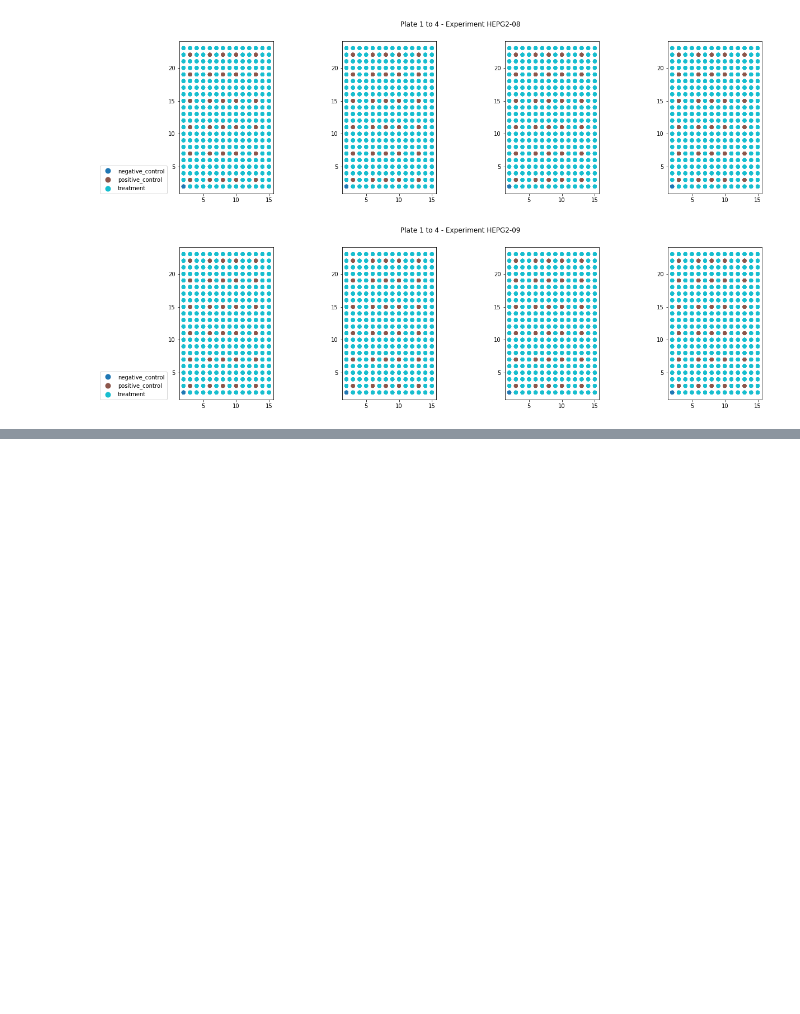
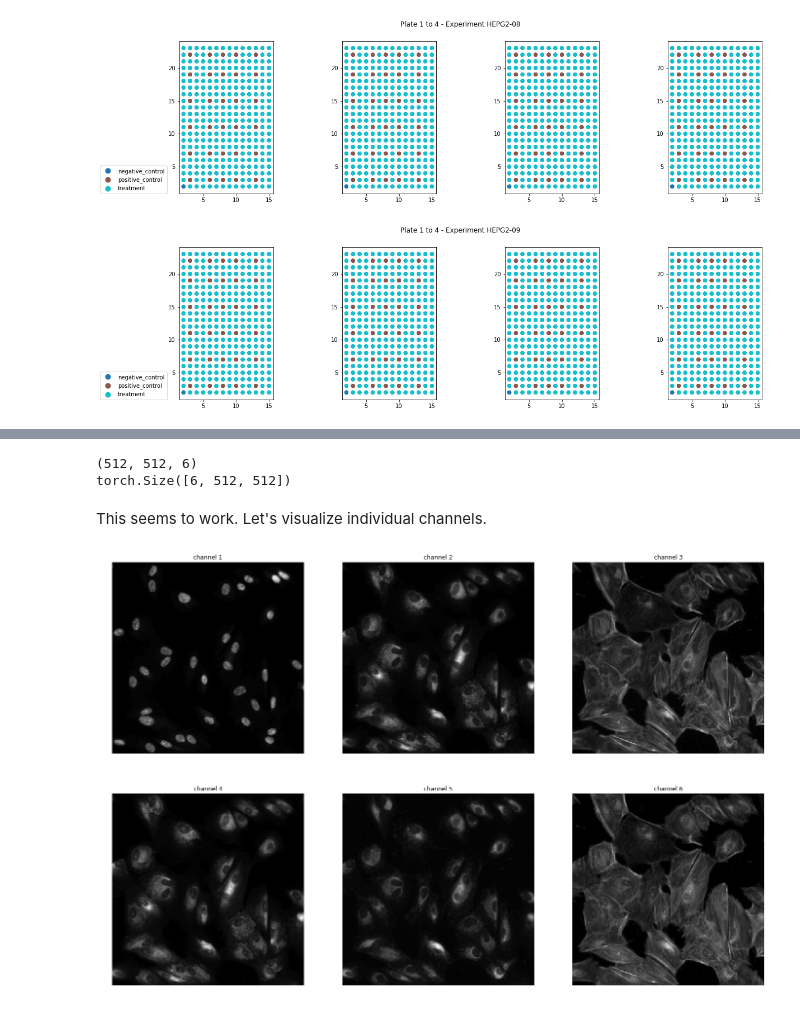
Before and after one commit to MichelML/ml-cellsignal, a Jupyter notebook: MachineLearningNanodegreeCapstoneReport.ipynb, the cells around one changed output, grey strips where cells are left out. Drawn from its saved outputs; the diff is of its cells as text; code cells hidden in the pictures; blank space fills up the shorter version.

```diff
--- a/MachineLearningNanodegreeCapstoneReport.ipynb
+++ b/MachineLearningNanodegreeCapstoneReport.ipynb
@@ -301,0 +262,19 @@ In this section, you will need to provide discussion as to how one aspect of the
+# %%
+t = rio.load_site('train', 'RPE-05', 3, 'D19', 2, base_path="./data")
+print(t.shape)
+t_tensor_default = transforms.ToTensor()(t)
+print(t_tensor_default.shape)
+# %% [output]
+(512, 512, 6)
+torch.Size([6, 512, 512])
+# %% [markdown]
+This seems to work. Let's visualize individual channels.
+# %%
+fig, axes = plt.subplots(2, 3, figsize=(24, 16))
+
+for i, ax in enumerate(axes.flatten()):
+  ax.axis('off')
+  ax.set_title('channel {}'.format(i + 1))
+  _ = ax.imshow(t[:, :, i], cmap='gray')
+# %% [output]
+[figure, added]
```
Also changed, not shown: parts of 10 cells of this notebook, 1 other file.
